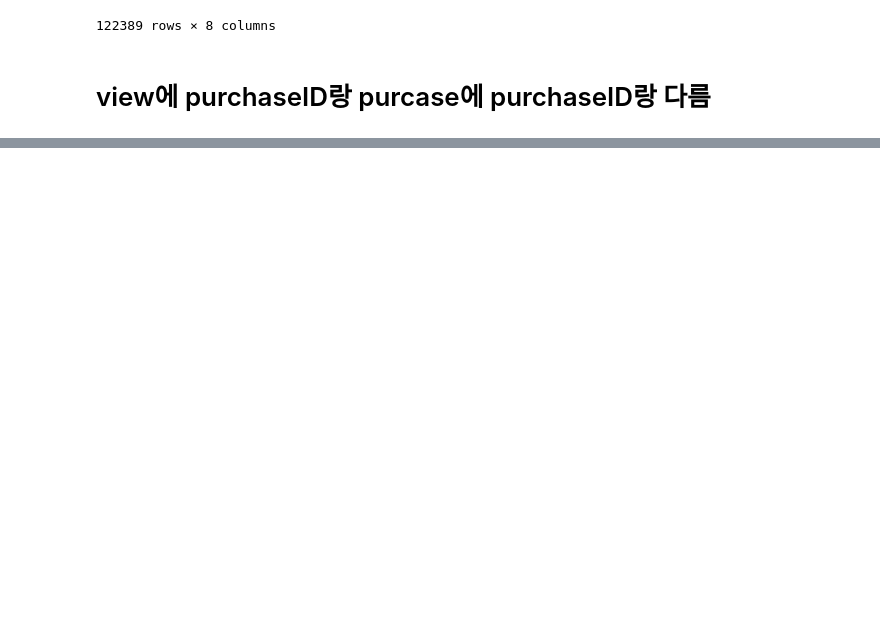
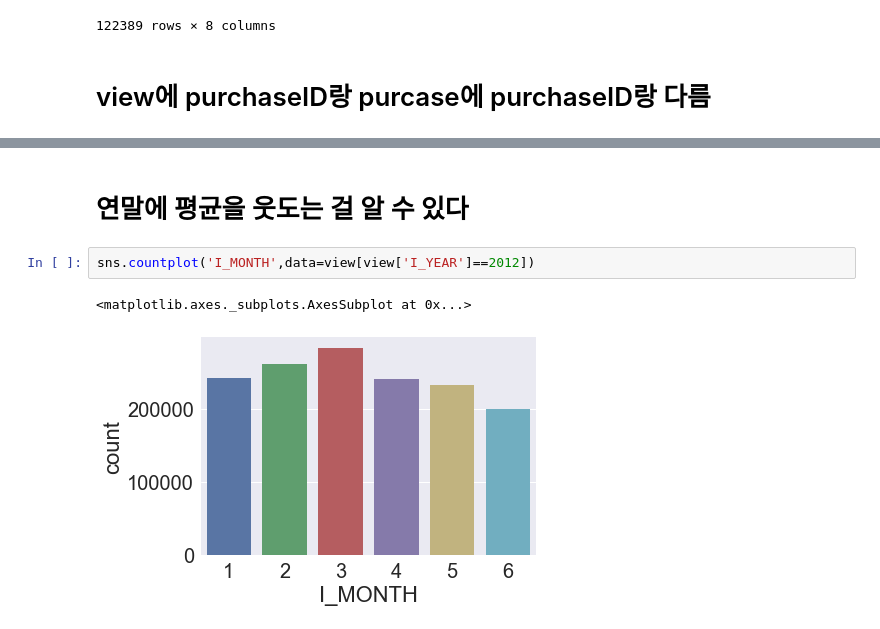
Before and after one commit to JoonSeongLee/dss7-coupon, a Jupyter notebook: jw/eda_coupon_visit_eda.ipynb, the cells around one changed output, grey strips where cells are left out. Drawn from its saved outputs; the diff is of its cells as text; blank space fills up the shorter version.

```diff
--- a/jw/eda_coupon_visit_eda.ipynb
+++ b/jw/eda_coupon_visit_eda.ipynb
@@ -77,0 +125,7 @@ tmp
+# %% [markdown]
+# 연말에 평균을 웃도는 걸 알 수 있다
+# %%
+sns.countplot('I_MONTH',data=view[view['I_YEAR']==2012])
+# %% [output]
+<matplotlib.axes._subplots.AxesSubplot at 0x...>
+[figure, added]
```
Also changed, not shown: parts of 13 cells of this notebook, 12 other files.
